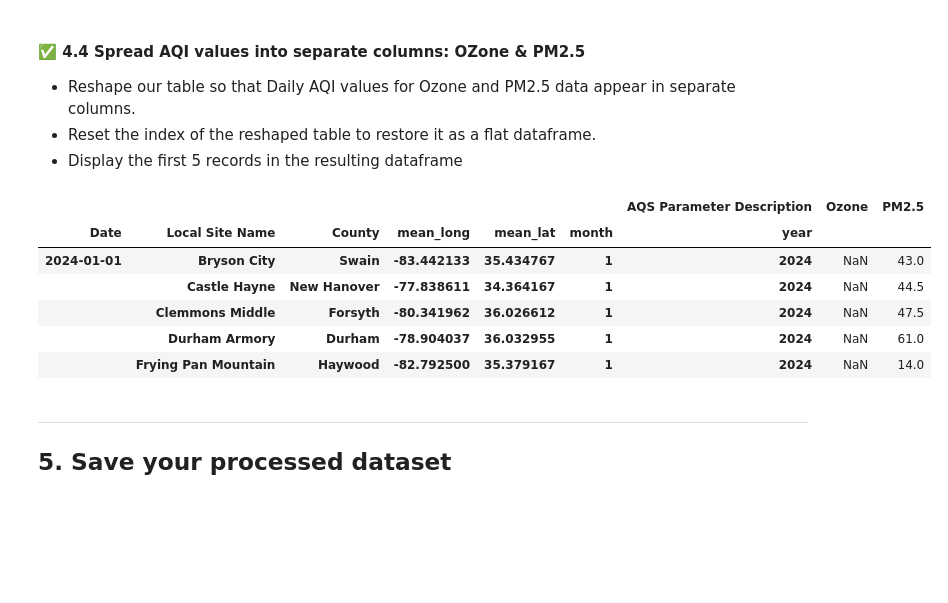
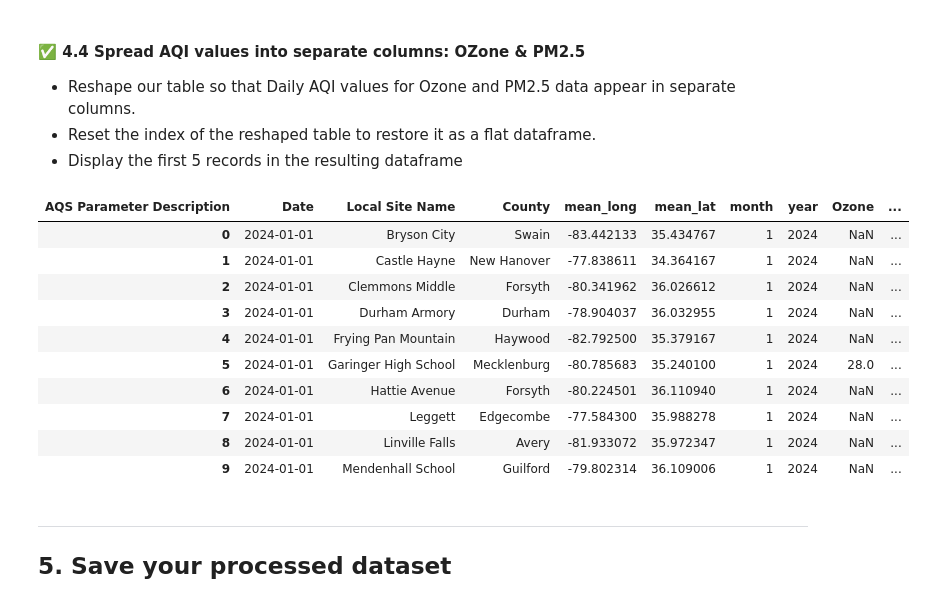
Before and after one commit to Agnowell25/ENV700, a Jupyter notebook: assignments/agn25_A4-Wrangling.ipynb, the cells around one changed output. Drawn from its saved outputs; the diff is of its cells as text; code cells hidden in the pictures; blank space fills up the shorter version.

```diff
--- a/assignments/agn25_A4-Wrangling.ipynb
+++ b/assignments/agn25_A4-Wrangling.ipynb
@@ -271,20 +264,24 @@ grouped_data.head()
 # %%
 # 4.4 Spread data so Ozone, PM2.5 daily AQI valiues occupy separate columns
 grouped_data_wide = grouped_data.pivot_table(
     index = ['Date','Local Site Name', 'County', 'mean_long', 'mean_lat', 'month', 'year'],
     columns = 'AQS Parameter Description',
     values='mean_AQI'
-)
+).reset_index()
 
-grouped_data_wide.head(5)
+grouped_data_wide.head(10)
 # %% [output]
-|  |  |  |  |  |  | AQS Parameter Description | Ozone | PM2.5 |
-| Date | Local Site Name | County | mean_long | mean_lat | month | year |  |  |
-| 2024-01-01 | Bryson City | Swain | -83.442133 | 35.434767 | 1 | 2024 | NaN | 43.0 |
-|  | Castle Hayne | New Hanover | -77.838611 | 34.364167 | 1 | 2024 | NaN | 44.5 |
-|  | Clemmons Middle | Forsyth | -80.341962 | 36.026612 | 1 | 2024 | NaN | 47.5 |
-|  | Durham Armory | Durham | -78.904037 | 36.032955 | 1 | 2024 | NaN | 61.0 |
-|  | Frying Pan Mountain | Haywood | -82.792500 | 35.379167 | 1 | 2024 | NaN | 14.0 |
+| AQS Parameter Description | Date | Local Site Name | County | mean_long | mean_lat | month | year | Ozone | ... |
+| 0 | 2024-01-01 | Bryson City | Swain | -83.442133 | 35.434767 | 1 | 2024 | NaN | ... |
+| 1 | 2024-01-01 | Castle Hayne | New Hanover | -77.838611 | 34.364167 | 1 | 2024 | NaN | ... |
+| 2 | 2024-01-01 | Clemmons Middle | Forsyth | -80.341962 | 36.026612 | 1 | 2024 | NaN | ... |
+| 3 | 2024-01-01 | Durham Armory | Durham | -78.904037 | 36.032955 | 1 | 2024 | NaN | ... |
+| 4 | 2024-01-01 | Frying Pan Mountain | Haywood | -82.792500 | 35.379167 | 1 | 2024 | NaN | ... |
+| 5 | 2024-01-01 | Garinger High School | Mecklenburg | -80.785683 | 35.240100 | 1 | 2024 | 28.0 | ... |
+| 6 | 2024-01-01 | Hattie Avenue | Forsyth | -80.224501 | 36.110940 | 1 | 2024 | NaN | ... |
+| 7 | 2024-01-01 | Leggett | Edgecombe | -77.584300 | 35.988278 | 1 | 2024 | NaN | ... |
+| 8 | 2024-01-01 | Linville Falls | Avery | -81.933072 | 35.972347 | 1 | 2024 | NaN | ... |
+| 9 | 2024-01-01 | Mendenhall School | Guilford | -79.802314 | 36.109006 | 1 | 2024 | NaN | ... |
 # %% [markdown]
 ---
 ## 5. Save your processed dataset
```
Also changed, not shown: parts of 3 cells of this notebook, 1 other file.
